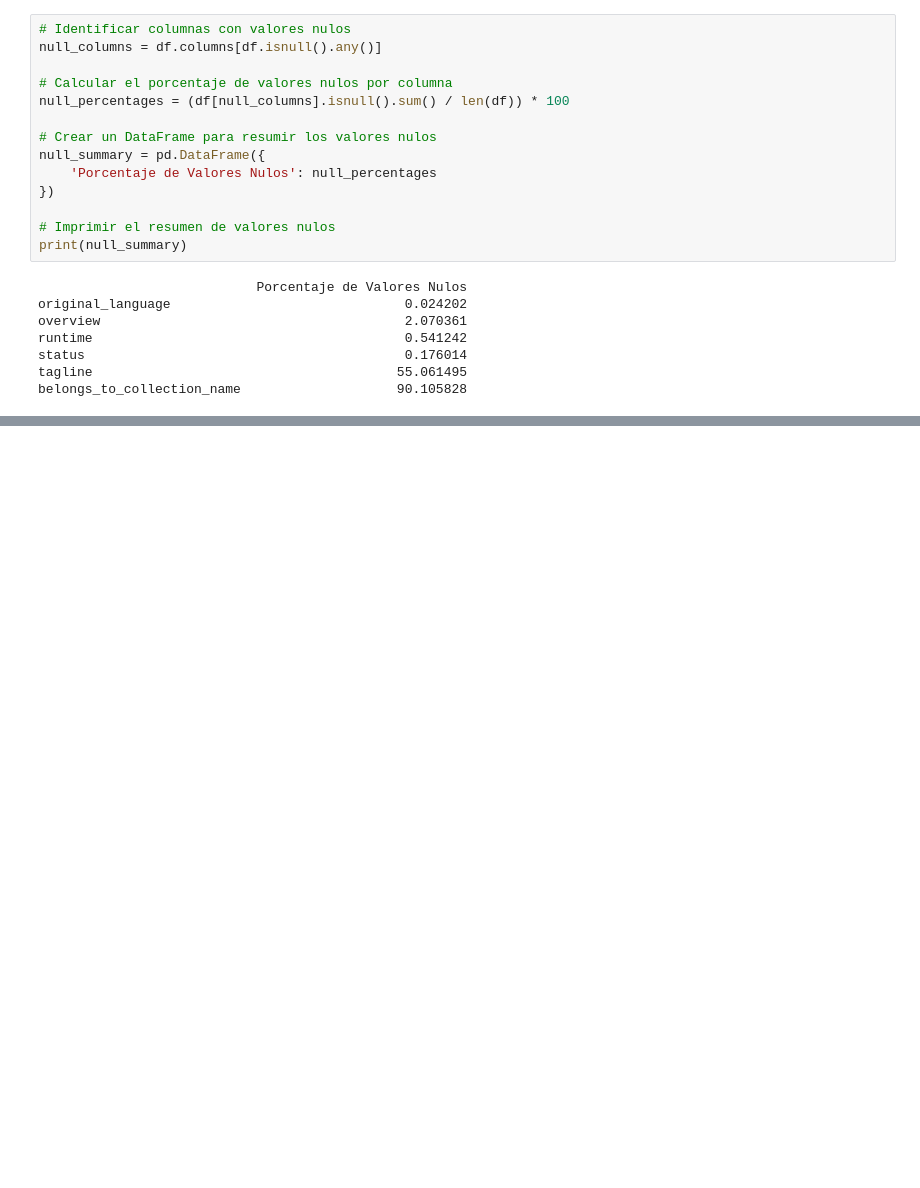
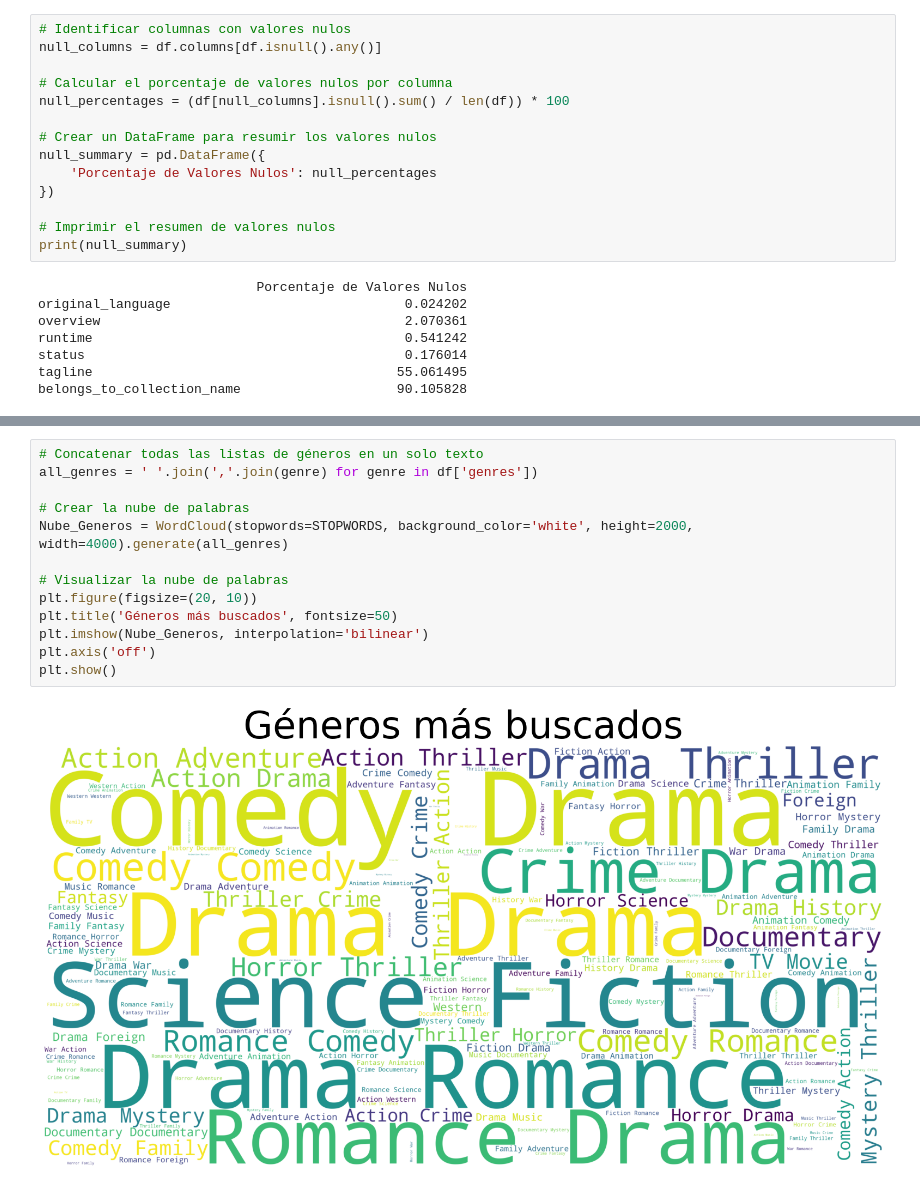
Before and after one commit to gdelrio0410/PI_1_Recomendaciones_de_peliculas_ML_OPS, a Jupyter notebook: EDA.ipynb, the cells around one changed output, grey strips where cells are left out. Cells and saved outputs as stored; diff of their text form; blank space fills up the shorter version.

```diff
--- a/EDA.ipynb
+++ b/EDA.ipynb
@@ -144,0 +188,15 @@ belongs_to_collection_name                    90.105828
+# %%
+# Concatenar todas las listas de géneros en un solo texto
+all_genres = ' '.join(','.join(genre) for genre in df['genres'])
+
+# Crear la nube de palabras
+Nube_Generos = WordCloud(stopwords=STOPWORDS, background_color='white', height=2000, width=4000).generate(all_genres)
+
+# Visualizar la nube de palabras
+plt.figure(figsize=(20, 10))
+plt.title('Géneros más buscados', fontsize=50)
+plt.imshow(Nube_Generos, interpolation='bilinear')
+plt.axis('off')
+plt.show()
+# %% [output]
+[figure, added]
```
Also changed, not shown: parts of 10 cells of this notebook, 1 other file.
